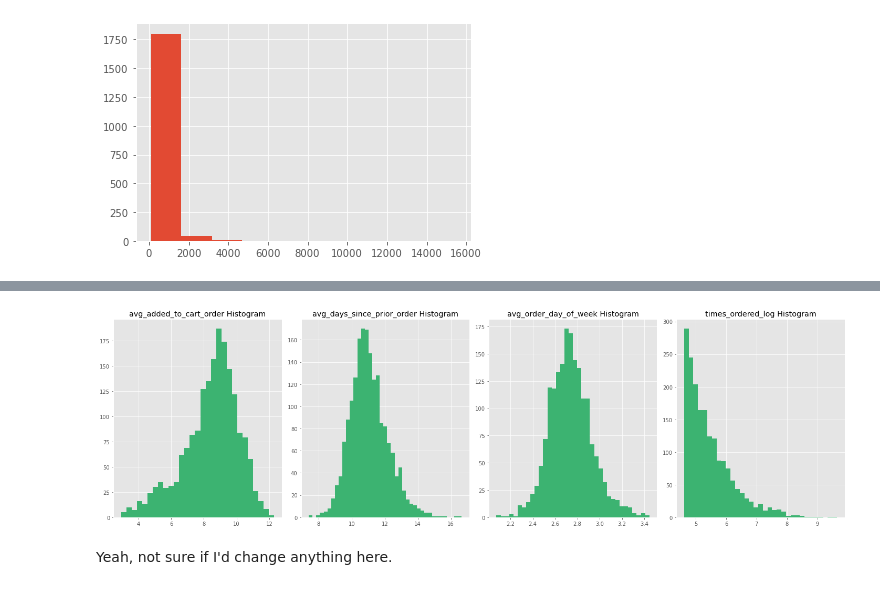
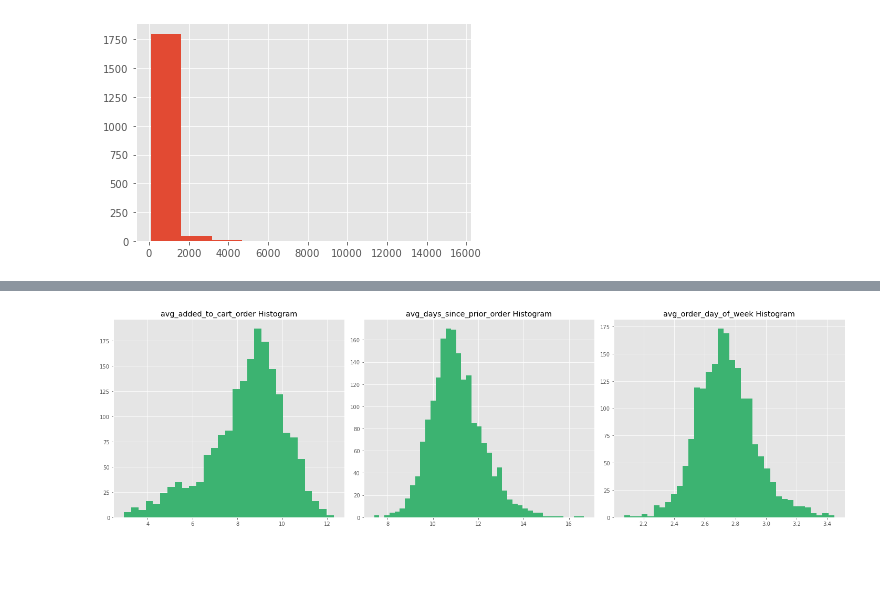
Before and after one commit to joeldmott/Instacart_Project, a Jupyter notebook: project_notebook.ipynb, the cells around one changed output, grey strips where cells are left out. Drawn from its saved outputs; the diff is of its cells as text; code cells hidden in the pictures; blank space fills up the shorter version.

```diff
--- a/project_notebook.ipynb
+++ b/project_notebook.ipynb
@@ -1181,3 +1058,0 @@ fig = sm.graphics.plot_regress_exog(model, "times_reordered", fig=fig)
-# %%
-broader_product_df['times_ordered_log'] = np.log(broader_product_df['times_ordered'])
-broader_product_df['times_reordered_log'] = np.log(broader_product_df['times_reordered'])
@@ -1452,0 +1116,3 @@ products_worth_considering['times_ordered'].hist();
+# %%
+products_worth_considering['times_ordered_log'] = np.log(products_worth_considering['times_ordered'])
+#products_worth_considering['times_reordered_log'] = np.log(products_worth_considering['times_reordered'])
@@ -1545,19 +1338,15 @@ Ok, best so far. Now you can think about normal distributions:
 # %%
 #Set up figure
-fig, (ax1, ax2, ax3, ax4) = plt.subplots(1, 4, figsize=(20,6))
+fig, (ax1, ax2, ax3) = plt.subplots(1, 3, figsize=(20,6))
 #Plot histograms
 ax1.hist(products_worth_considering['avg_added_to_cart_order'], color='mediumseagreen', bins='auto')
 ax2.hist(products_worth_considering['avg_days_since_prior_order'], color='mediumseagreen', bins='auto')
 ax3.hist(products_worth_considering['avg_order_day_of_week'], color='mediumseagreen', bins='auto')
-ax4.hist(products_worth_considering['times_ordered_log'], color='mediumseagreen', bins='auto')
 #Title histograms
 ax1.set_title('avg_added_to_cart_order Histogram')
 ax2.set_title('avg_days_since_prior_order Histogram')
 ax3.set_title('avg_order_day_of_week Histogram')
-ax4.set_title('times_ordered_log Histogram')
 #Polish figure
 plt.tight_layout();
 # %% [output]
-[figure, old version]
+[figure, new version]
-# %% [markdown]
-Yeah, not sure if I'd change anything here.
```
Also changed, not shown: parts of 130 cells of this notebook, 1 other file.
